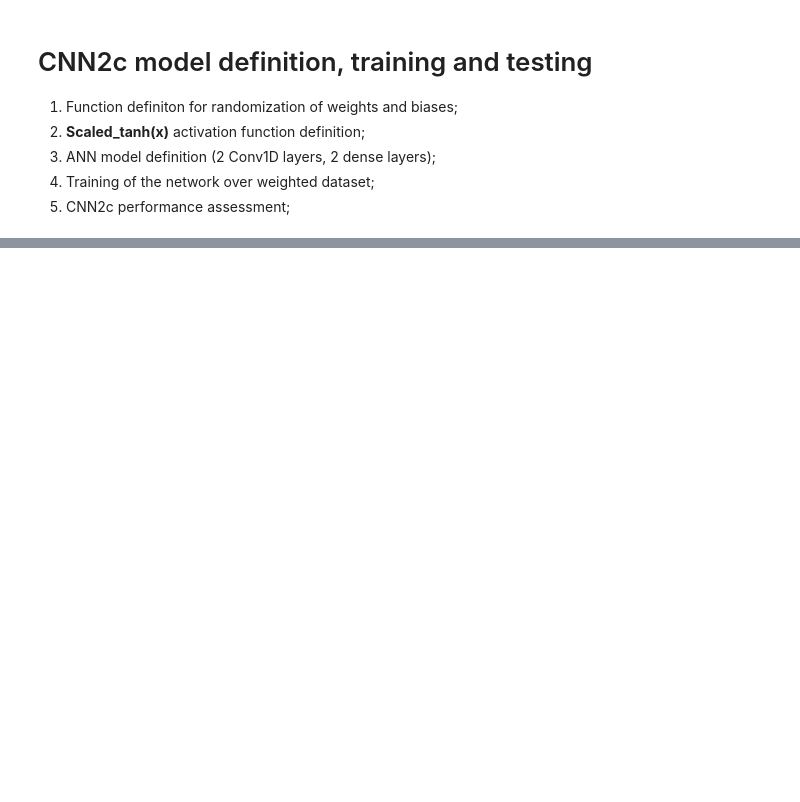
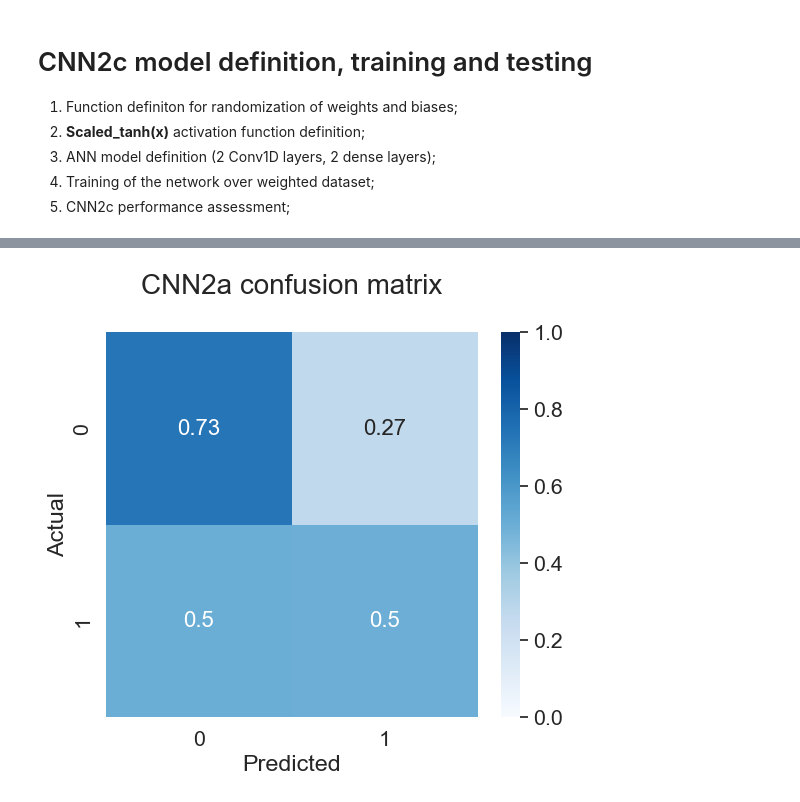
Before and after one commit to qossayrida/neurospell-context-aware, a Jupyter notebook: code/jupyter/CNN2c.ipynb, the cells around one changed output, grey strips where cells are left out. Saved outputs shown, nothing was run; the diff lists cells and outputs as text; code cells hidden in the pictures; blank space fills up the shorter version.

```diff
--- a/code/jupyter/CNN2c.ipynb
+++ b/code/jupyter/CNN2c.ipynb
@@ -125,5 +76,0 @@ else:
-# %%
-# Application of butterworth filter
-b, a = signal.butter(4, [0.1/SAMPLING_FREQUENCY, 20/SAMPLING_FREQUENCY], 'bandpass')
-for trial in range(TRIALS):
-    signals[trial, :, :] = signal.filtfilt(b, a, signals[trial, :, :], axis=0)
@@ -500,19 +549,21 @@ print("\nPredictions: {}\nSolutions:   {}".format(list(map(int, predictions))[:5
 # %%
 # Weighted confusion matrix (noP300: 80%, P300: 20%)
-data = confusion_matrix(y_true=test_labels, y_pred=predictions, sample_weight=test_weights)
+data_train = confusion_matrix(y_true=test_labels, y_pred=predictions, sample_weight=test_weights)
 
 # Normalized confusion matrix (values in range 0-1)
-data_norm = data/np.full(data.shape, len(test_labels))
+data_norm = data_train / np.full(data_train.shape, len(test_labels))
 
 # Plot the confusion matrix
 df_cm = pd.DataFrame(data_norm, columns=np.unique(test_labels), index = np.unique(test_labels))
 df_cm.index.name = 'Actual'
 df_cm.columns.name = 'Predicted'
 plt.figure(figsize = (6,5))
 sns.set(font_scale = 1.4)
 cm = sns.heatmap(df_cm, cmap="Blues", annot=True, annot_kws = {"size": 16}, vmin=0, vmax=1)
 cm.axes.set_title("CNN2a confusion matrix\n", fontsize=20)
 plt.show()
+# %% [output]
+[figure, added]
 # %%
 # Model metrics (sens, spec, ppv, npv)
 def model_metrics(conf_matrix):
```
Also changed, not shown: parts of 25 cells of this notebook, 5 other files.
